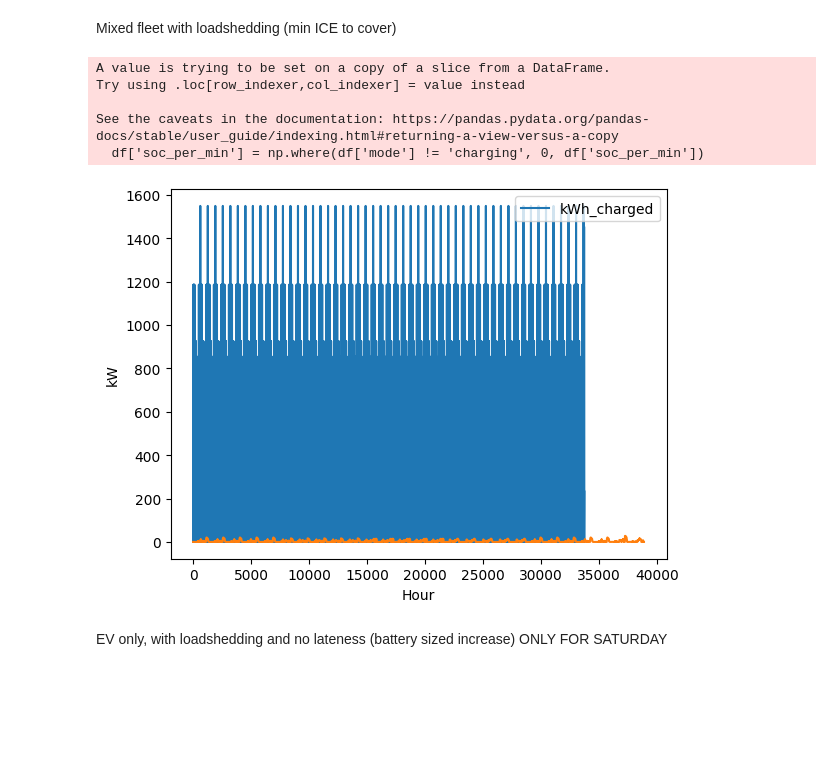
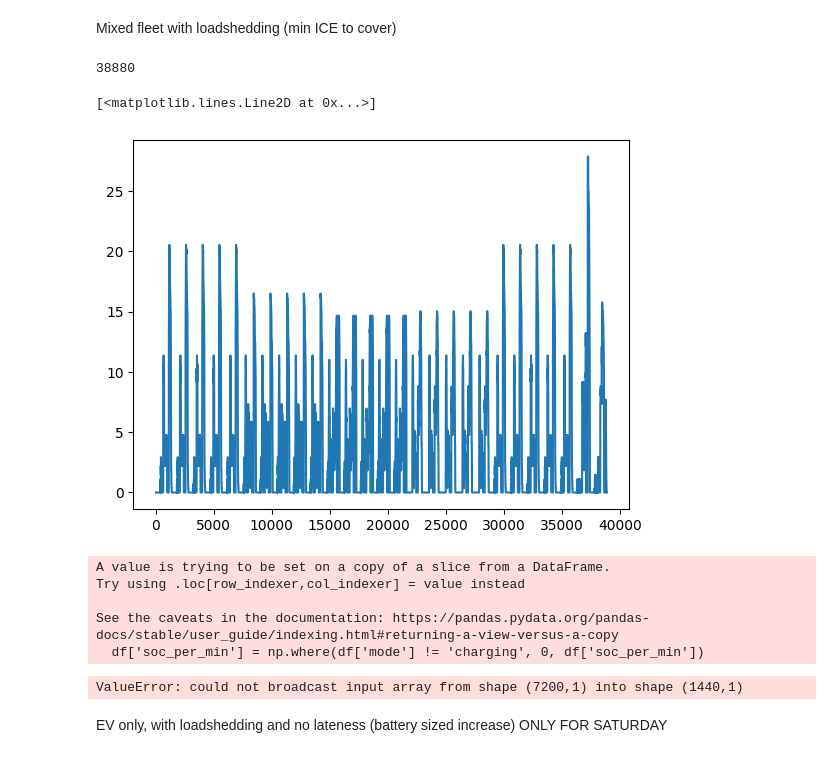
Before and after one commit to ChullEPG/solar_storage_sizing_optimization, a Jupyter notebook: run_model.ipynb, the cells around one changed output. Drawn from its saved outputs; the diff is of its cells as text; code cells hidden in the pictures; blank space fills up the shorter version.

```diff
--- a/run_model.ipynb
+++ b/run_model.ipynb
@@ -318,12 +318,19 @@ See the caveats in the documentation: https://pandas.pydata.org/pandas-docs/stab
 [figure]
 # %% [markdown]
 Mixed fleet with loadshedding (min ICE to cover)
+# %%
+print(len(weekly_ls_1))
+plt.plot(weekly_ls_1)
+# %% [output]
+38880
+[<matplotlib.lines.Line2D at 0x...>]
+[figure, added]
 # %%
 # Processing Weekly schedules
-mon_fri_ls_1 = pd.concat([process_ev_schedule_data('data/3 scenarios data/ls_mixed_fleet/m_f_0_ev=63_ice=0_ice_distance=0.txt')]*5, ignore_index = True)
-mon_fri_ls_2= pd.concat([process_ev_schedule_data('data/3 scenarios data/ls_mixed_fleet/m_f_1_ev=51_ice=0_ice_distance=0.txt')]*5, ignore_index = True)
-mon_fri_ls_3 = pd.concat([process_ev_schedule_data('data/3 scenarios data/ls_mixed_fleet/m_f_2_ev=50_ice=0_ice_distance=0.txt')]*5, ignore_index = True)
-mon_fri_ls_4 = pd.concat([process_ev_schedule_data('data/3 scenarios data/ls_mixed_fleet/m_f_3_ev=53_ice=0_ice_distance=0.txt')]*5, ignore_index = True)
+mon_fri_ls_1 = pd.concat([process_ev_schedule_data('data/3 scenarios data/ls_mixed_fleet/m_f_0_ev=63_ice=0_ice_distance=0.txt')]*5, ignore_index = True)[0:1440]
+mon_fri_ls_2= pd.concat([process_ev_schedule_data('data/3 scenarios data/ls_mixed_fleet/m_f_1_ev=51_ice=0_ice_distance=0.txt')]*5, ignore_index = True)[0:1440]
+mon_fri_ls_3 = pd.concat([process_ev_schedule_data('data/3 scenarios data/ls_mixed_fleet/m_f_2_ev=50_ice=0_ice_distance=0.txt')]*5, ignore_index = True)[0:1440]
+mon_fri_ls_4 = pd.concat([process_ev_schedule_data('data/3 scenarios data/ls_mixed_fleet/m_f_3_ev=53_ice=0_ice_distance=0.txt')]*5, ignore_index = True)[0:1440]
 
 # Processing Saturday schedules
 sat_ls_1 = process_ev_schedule_data('data/3 scenarios data/ls_mixed_fleet/sat_0_ev=73_ice=10_ice_distance=2924.5000000000064.txt')
@@ -371,7 +378,7 @@ Try using .loc[row_indexer,col_indexer] = value instead
 
 See the caveats in the documentation: https://pandas.pydata.org/pandas-docs/stable/user_guide/indexing.html#returning-a-view-versus-a-copy
   df['soc_per_min'] = np.where(df['mode'] != 'charging', 0, df['soc_per_min'])
-[figure, removed]
+ValueError: could not broadcast input array from shape (7200,1) into shape (1440,1)
 # %% [markdown]
 EV only, with loadshedding and no lateness (battery sized increase) ONLY FOR SATURDAY
 # %%
```
Also changed, not shown: 13 other files.
